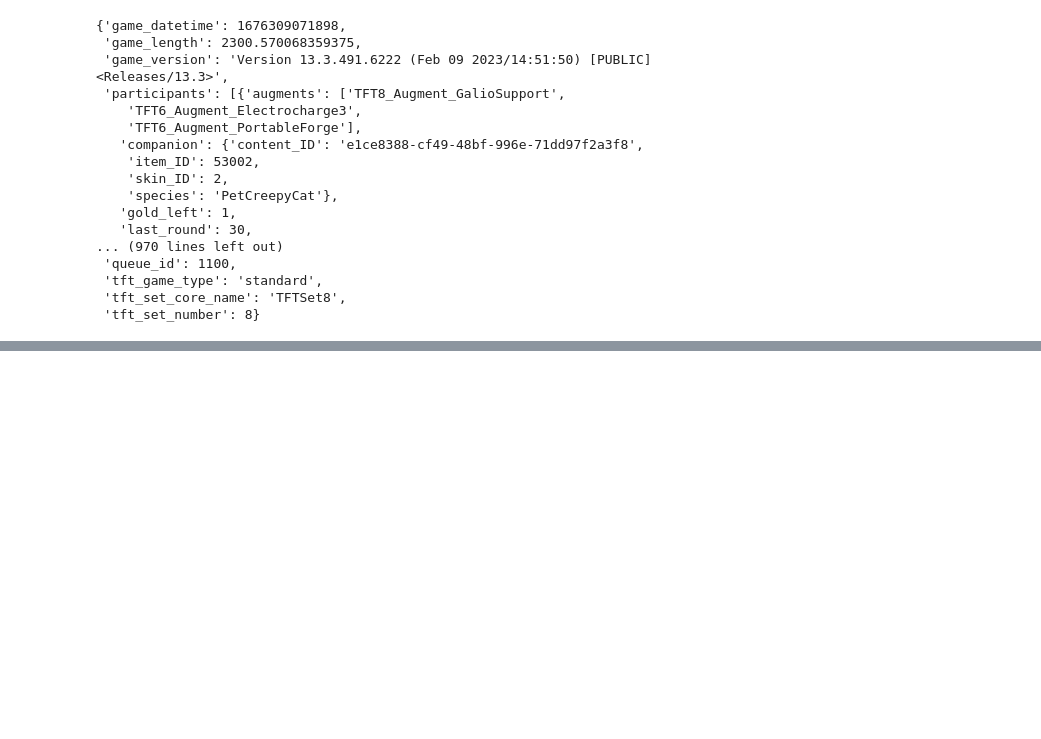
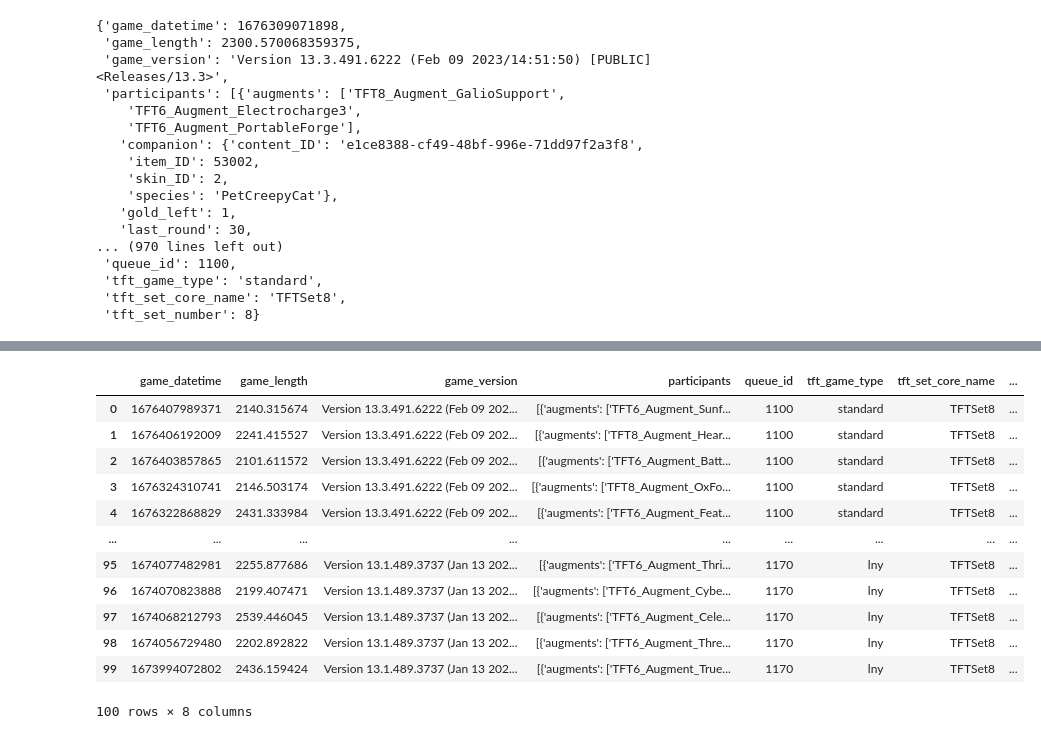
Before and after one commit to GentlemanFrog/Random_projects_python, a Jupyter notebook: Ranodom_jupiters_notes/Web_scraping_data/scrapping_data_from_RIOT_api/tft_scraper.ipynb, the cells around one changed output, grey strips where cells are left out. Drawn from its saved outputs; the diff is of its cells as text; code cells hidden in the pictures; blank space fills up the shorter version.

Commit message:
added looping, need to add searching by puuid
Searching by puuid is necesary due to only extract information about my games in tft not entire match participation

```diff
--- a/Ranodom_jupiters_notes/Web_scraping_data/scrapping_data_from_RIOT_api/tft_scraper.ipynb
+++ b/Ranodom_jupiters_notes/Web_scraping_data/scrapping_data_from_RIOT_api/tft_scraper.ipynb
@@ -122,7 +122,9 @@ def get_matches_data(region, match_id, api_key):
     # Creating the request:
     resp_of_single_match = requests.get(url_for_match_data)
     data = resp_of_single_match.json()
-    return data
+
+    data['info']
+    return data['info']
 # %%
 get_matches_data(region, match_id, api_key)
 # %% [output]
@@ -145,0 +148,4 @@ get_matches_data(region, match_id, api_key)
+# %%
+summarised_data = []
+for match in matches_ids:
+    summarised_data.append(get_matches_data(region, match, api_key))
@@ -145,0 +172,18 @@ get_matches_data(region, match_id, api_key)
+# %%
+# Changing data to pandas data frame:
+matches_data_frame = pd.DataFrame(summarised_data)
+matches_data_frame
+# %% [output]
+|  | game_datetime | game_length | game_version | participants | queue_id | tft_game_type | tft_set_core_name | ... |
+| 0 | 1676407989371 | 2140.315674 | Version 13.3.491.6222 (Feb 09 202... | [{'augments': ['TFT6_Augment_Sunf... | 1100 | standard | TFTSet8 | ... |
+| 1 | 1676406192009 | 2241.415527 | Version 13.3.491.6222 (Feb 09 202... | [{'augments': ['TFT8_Augment_Hear... | 1100 | standard | TFTSet8 | ... |
+| 2 | 1676403857865 | 2101.611572 | Version 13.3.491.6222 (Feb 09 202... | [{'augments': ['TFT6_Augment_Batt... | 1100 | standard | TFTSet8 | ... |
+| 3 | 1676324310741 | 2146.503174 | Version 13.3.491.6222 (Feb 09 202... | [{'augments': ['TFT8_Augment_OxFo... | 1100 | standard | TFTSet8 | ... |
+| 4 | 1676322868829 | 2431.333984 | Version 13.3.491.6222 (Feb 09 202... | [{'augments': ['TFT6_Augment_Feat... | 1100 | standard | TFTSet8 | ... |
+| ... | ... | ... | ... | ... | ... | ... | ... | ... |
+| 95 | 1674077482981 | 2255.877686 | Version 13.1.489.3737 (Jan 13 202... | [{'augments': ['TFT6_Augment_Thri... | 1170 | lny | TFTSet8 | ... |
+| 96 | 1674070823888 | 2199.407471 | Version 13.1.489.3737 (Jan 13 202... | [{'augments': ['TFT6_Augment_Cybe... | 1170 | lny | TFTSet8 | ... |
+| 97 | 1674068212793 | 2539.446045 | Version 13.1.489.3737 (Jan 13 202... | [{'augments': ['TFT6_Augment_Cele... | 1170 | lny | TFTSet8 | ... |
+| 98 | 1674056729480 | 2202.892822 | Version 13.1.489.3737 (Jan 13 202... | [{'augments': ['TFT6_Augment_Thre... | 1170 | lny | TFTSet8 | ... |
+| 99 | 1673994072802 | 2436.159424 | Version 13.1.489.3737 (Jan 13 202... | [{'augments': ['TFT6_Augment_True... | 1170 | lny | TFTSet8 | ... |
+100 rows × 8 columns
```
Also changed, not shown: parts of 3 cells of this notebook.
